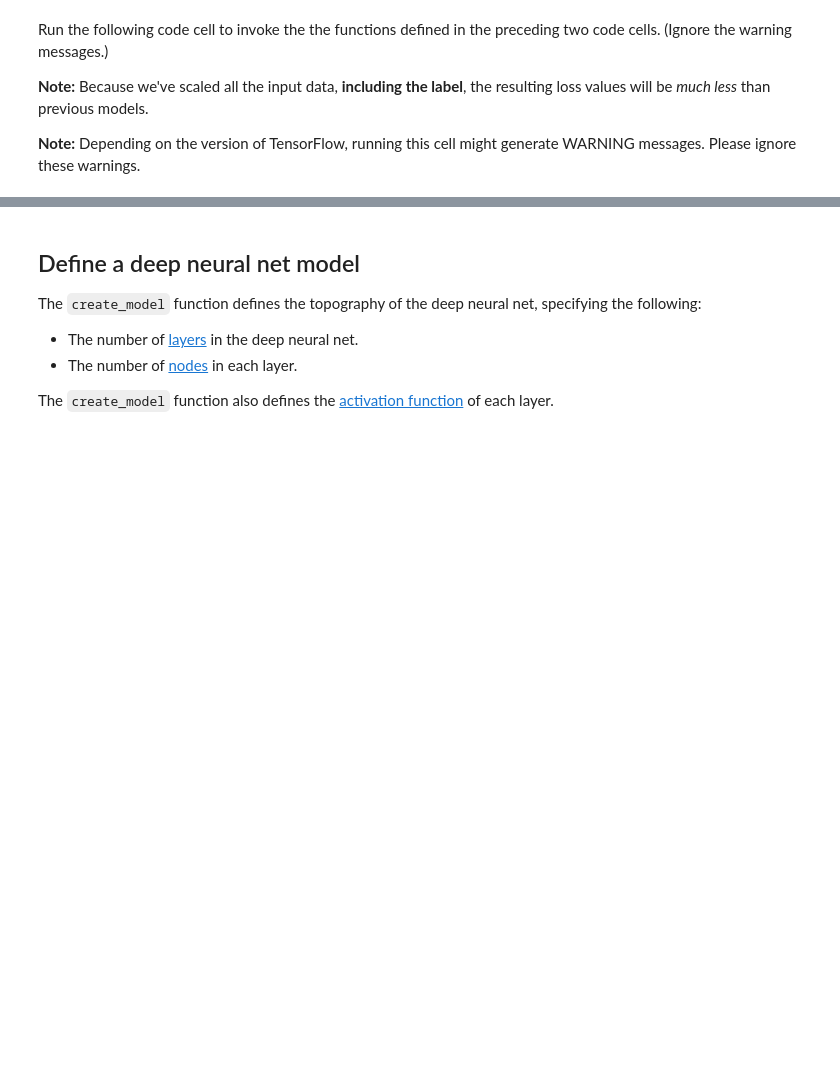
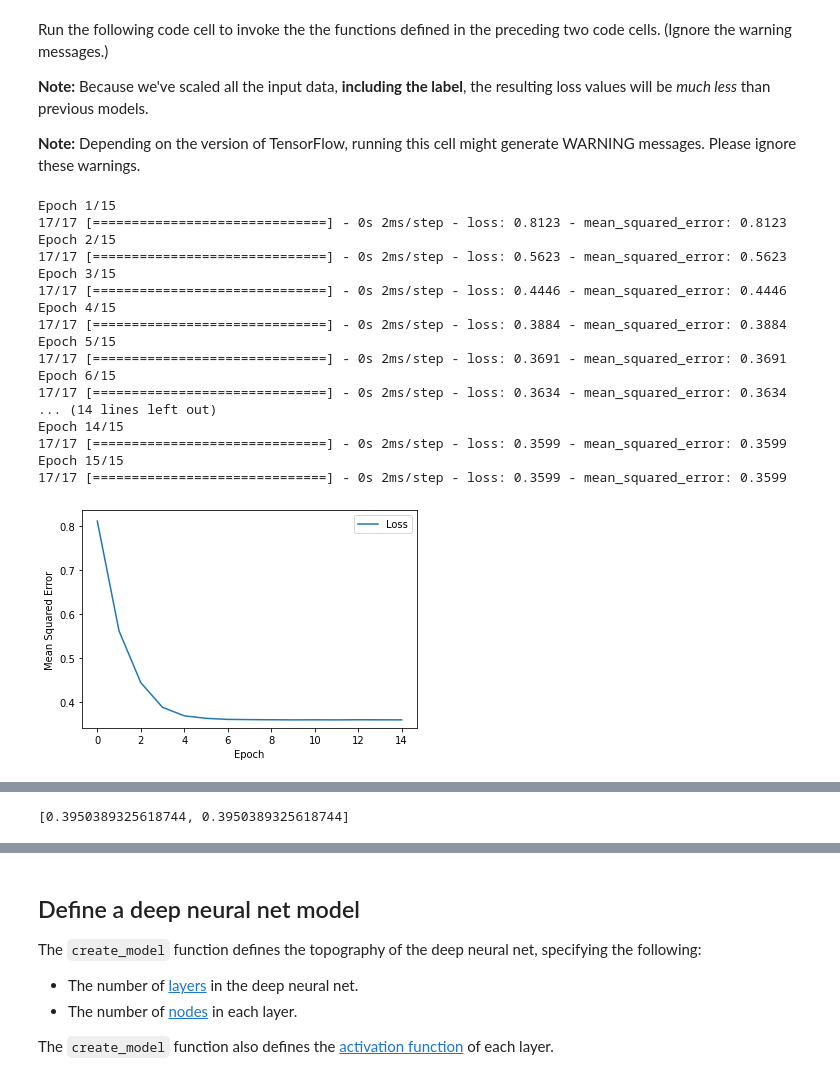
Before and after one commit to IanEdington/learn, a Jupyter notebook: machine-learning/ggl-mlcc/Intro_to_Neural_Nets.ipynb, the cells around one changed output, grey strips where cells are left out. Cells and saved outputs as stored; diff of their text form; code cells hidden in the pictures; blank space fills up the shorter version.

```diff
--- a/machine-learning/ggl-mlcc/Intro_to_Neural_Nets.ipynb
+++ b/machine-learning/ggl-mlcc/Intro_to_Neural_Nets.ipynb
@@ -216,3 +216,40 @@ test_features = {name:np.array(value) for name, value in test_df_norm.items()}
 test_label = np.array(test_features.pop(label_name)) # isolate the label
 print("\n Evaluate the linear regression model against the test set:")
 my_model.evaluate(x = test_features, y = test_label, batch_size=batch_size)
+# %%
+# The following variables are the hyperparameters.
+learning_rate = 0.01
+epochs = 15
+batch_size = 1000
+label_name = "median_house_value"
+
+# Establish the model's topography.
+my_model = create_model(learning_rate, my_feature_layer)
+
+# Train the model on the normalized training set.
+epochs, mse = train_model(my_model, train_df_norm, epochs, batch_size, label_name)
+plot_the_loss_curve(epochs, mse)
+
+test_features = {name:np.array(value) for name, value in test_df_norm.items()}
+test_label = np.array(test_features.pop(label_name)) # isolate the label
+print("\n Evaluate the linear regression model against the test set:")
+my_model.evaluate(x = test_features, y = test_label, batch_size=batch_size)
+# %% [output]
+Epoch 1/15
+17/17 [==============================] - 0s 2ms/step - loss: 0.8123 - mean_squared_error: 0.8123
+Epoch 2/15
+17/17 [==============================] - 0s 2ms/step - loss: 0.5623 - mean_squared_error: 0.5623
+Epoch 3/15
+17/17 [==============================] - 0s 2ms/step - loss: 0.4446 - mean_squared_error: 0.4446
+Epoch 4/15
+17/17 [==============================] - 0s 2ms/step - loss: 0.3884 - mean_squared_error: 0.3884
+Epoch 5/15
+17/17 [==============================] - 0s 2ms/step - loss: 0.3691 - mean_squared_error: 0.3691
+Epoch 6/15
+17/17 [==============================] - 0s 2ms/step - loss: 0.3634 - mean_squared_error: 0.3634
+... (14 lines left out)
+Epoch 14/15
+17/17 [==============================] - 0s 2ms/step - loss: 0.3599 - mean_squared_error: 0.3599
+Epoch 15/15
+17/17 [==============================] - 0s 2ms/step - loss: 0.3599 - mean_squared_error: 0.3599
+[figure, added]
@@ -218,0 +258 @@ my_model.evaluate(x = test_features, y = test_label, batch_size=batch_size)
+[0.3950389325618744, 0.3950389325618744]
```
Also changed, not shown: parts of 13 cells of this notebook.
